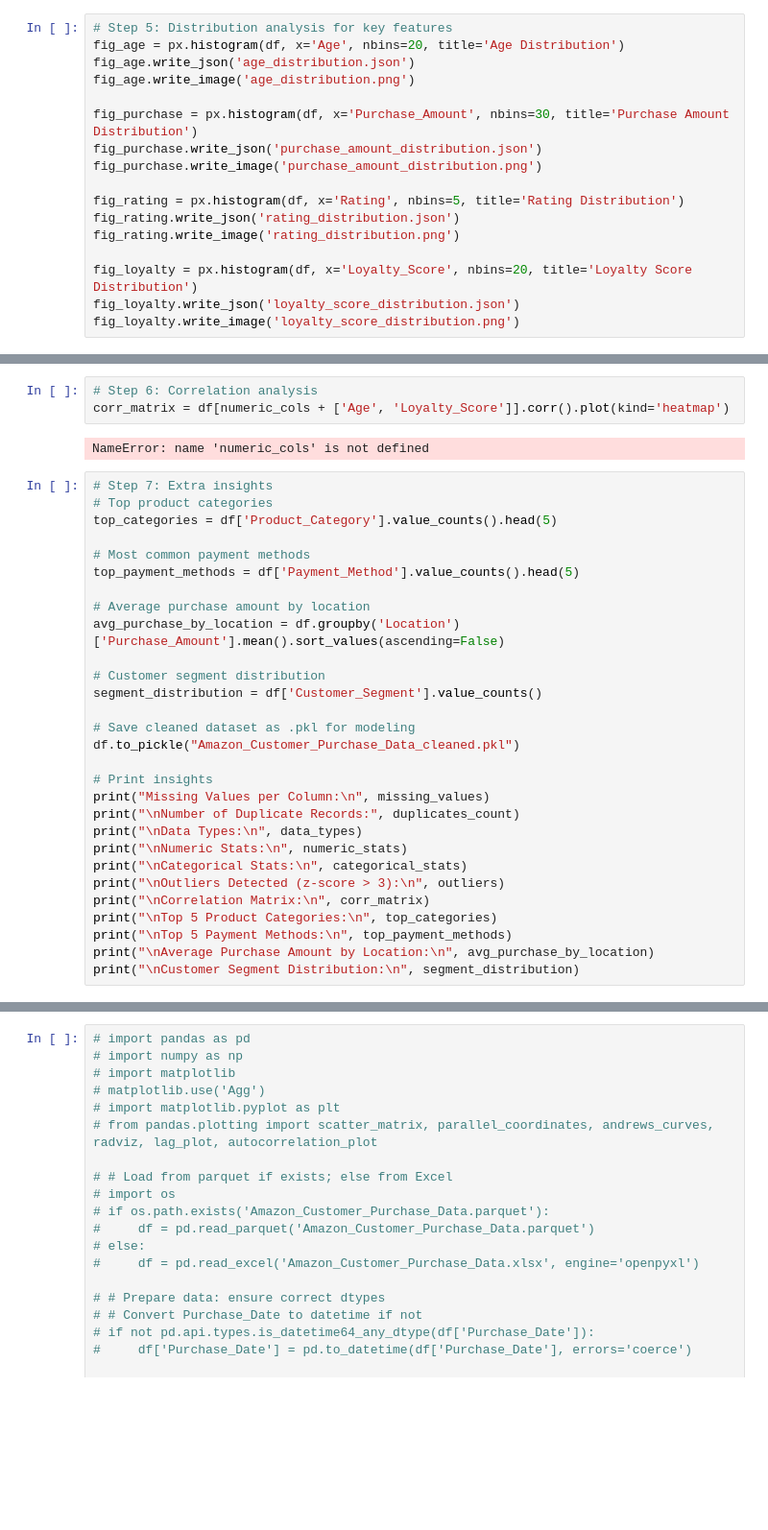
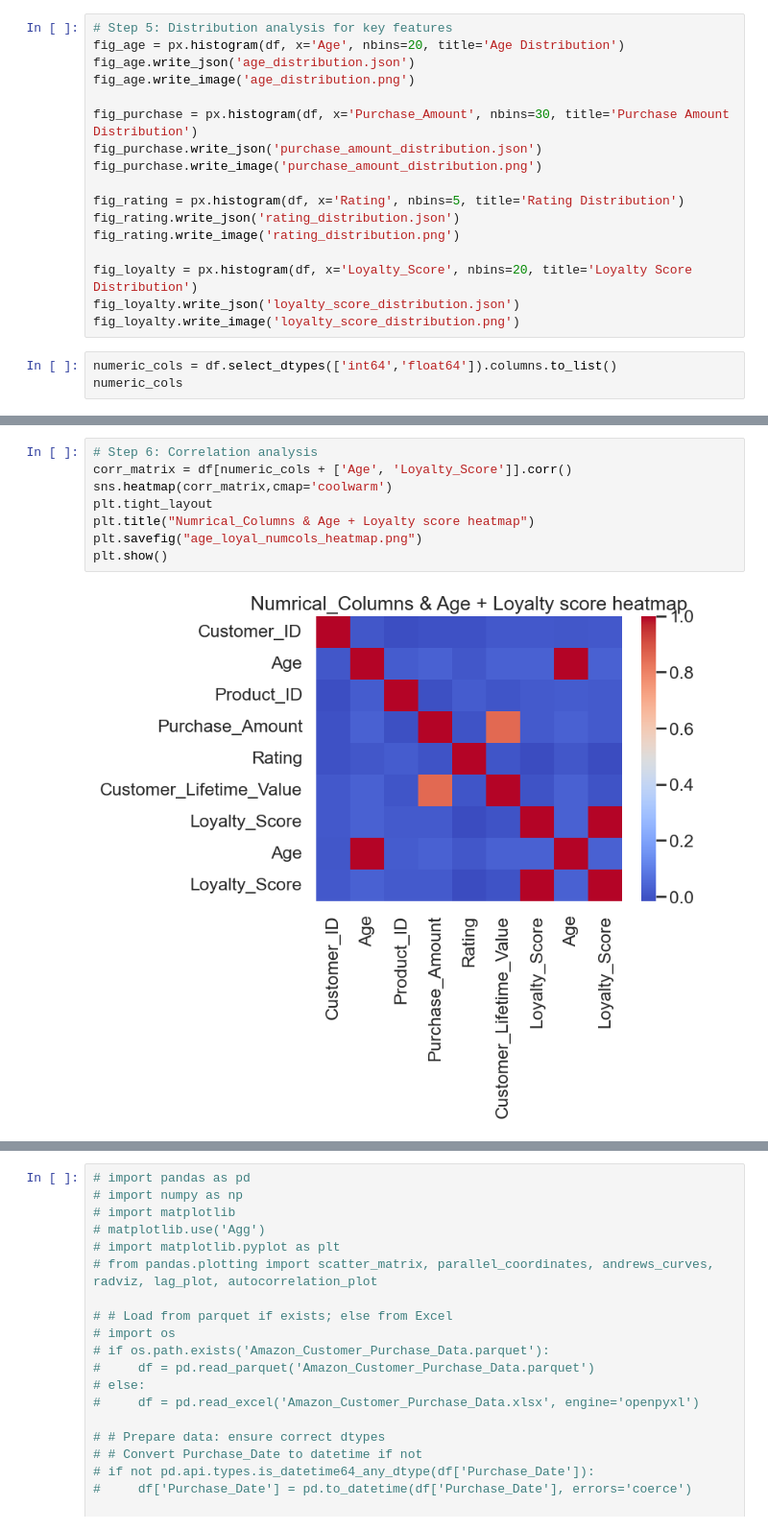
Before and after one commit to shyam-mr-sundar/Laptop_to_Cloud_git, a Jupyter notebook: ml_assignment/Assignment_ML.ipynb, the cells around one changed output, grey strips where cells are left out. Shown: that part at 96% size. Cells and saved outputs as stored; diff of their text form; blank space fills up the shorter version.

Commit message:
Features df created and K mean cluster started

```diff
--- a/ml_assignment/Assignment_ML.ipynb
+++ b/ml_assignment/Assignment_ML.ipynb
@@ -650,3 +650,6 @@ fig_rating.write_image('rating_distribution.png')
 fig_loyalty = px.histogram(df, x='Loyalty_Score', nbins=20, title='Loyalty Score Distribution')
 fig_loyalty.write_json('loyalty_score_distribution.json')
 fig_loyalty.write_image('loyalty_score_distribution.png')
+# %%
+numeric_cols = df.select_dtypes(['int64','float64']).columns.to_list()
+numeric_cols
@@ -653,34 +664,10 @@ fig_loyalty.write_image('loyalty_score_distribution.png')
 # %%
 # Step 6: Correlation analysis
-corr_matrix = df[numeric_cols + ['Age', 'Loyalty_Score']].corr().plot(kind='heatmap')
+corr_matrix = df[numeric_cols + ['Age', 'Loyalty_Score']].corr()
+sns.heatmap(corr_matrix,cmap='coolwarm')
+plt.tight_layout
+plt.title("Numrical_Columns & Age + Loyalty score heatmap")
+plt.savefig("age_loyal_numcols_heatmap.png")
+plt.show()
 # %% [output]
-NameError: name 'numeric_cols' is not defined
+[figure, added]
-# %%
-# Step 7: Extra insights
-# Top product categories
-top_categories = df['Product_Category'].value_counts().head(5)
-
-# Most common payment methods
-top_payment_methods = df['Payment_Method'].value_counts().head(5)
-
-# Average purchase amount by location
-avg_purchase_by_location = df.groupby('Location')['Purchase_Amount'].mean().sort_values(ascending=False)
-
-# Customer segment distribution
-segment_distribution = df['Customer_Segment'].value_counts()
-
-# Save cleaned dataset as .pkl for modeling
-df.to_pickle("Amazon_Customer_Purchase_Data_cleaned.pkl")
-
-# Print insights
-print("Missing Values per Column:\n", missing_values)
-print("\nNumber of Duplicate Records:", duplicates_count)
-print("\nData Types:\n", data_types)
-print("\nNumeric Stats:\n", numeric_stats)
-print("\nCategorical Stats:\n", categorical_stats)
-print("\nOutliers Detected (z-score > 3):\n", outliers)
-print("\nCorrelation Matrix:\n", corr_matrix)
-print("\nTop 5 Product Categories:\n", top_categories)
-print("\nTop 5 Payment Methods:\n", top_payment_methods)
-print("\nAverage Purchase Amount by Location:\n", avg_purchase_by_location)
-print("\nCustomer Segment Distribution:\n", segment_distribution)
```
Also changed, not shown: parts of 56 cells of this notebook, 46 other files.
